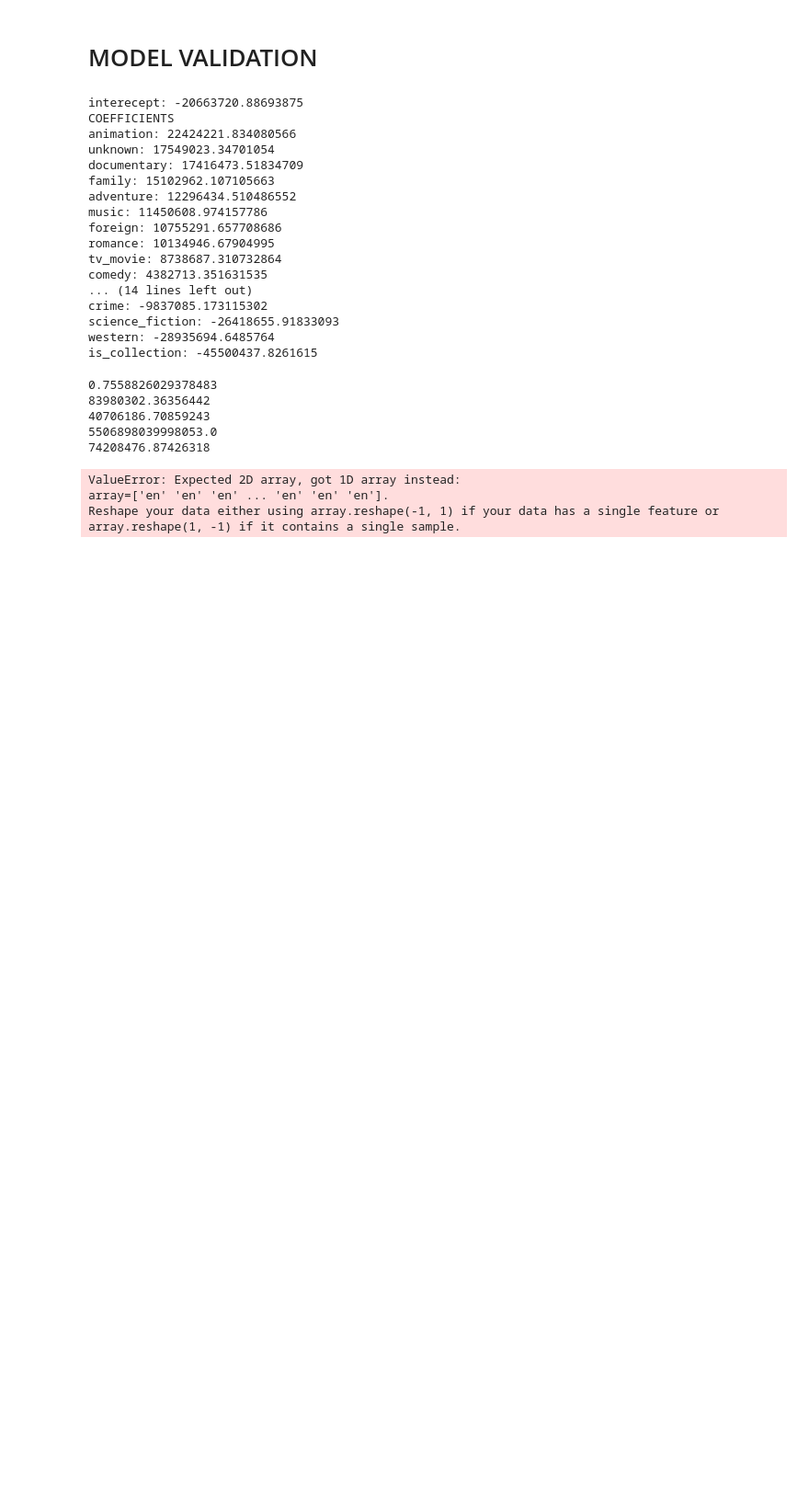
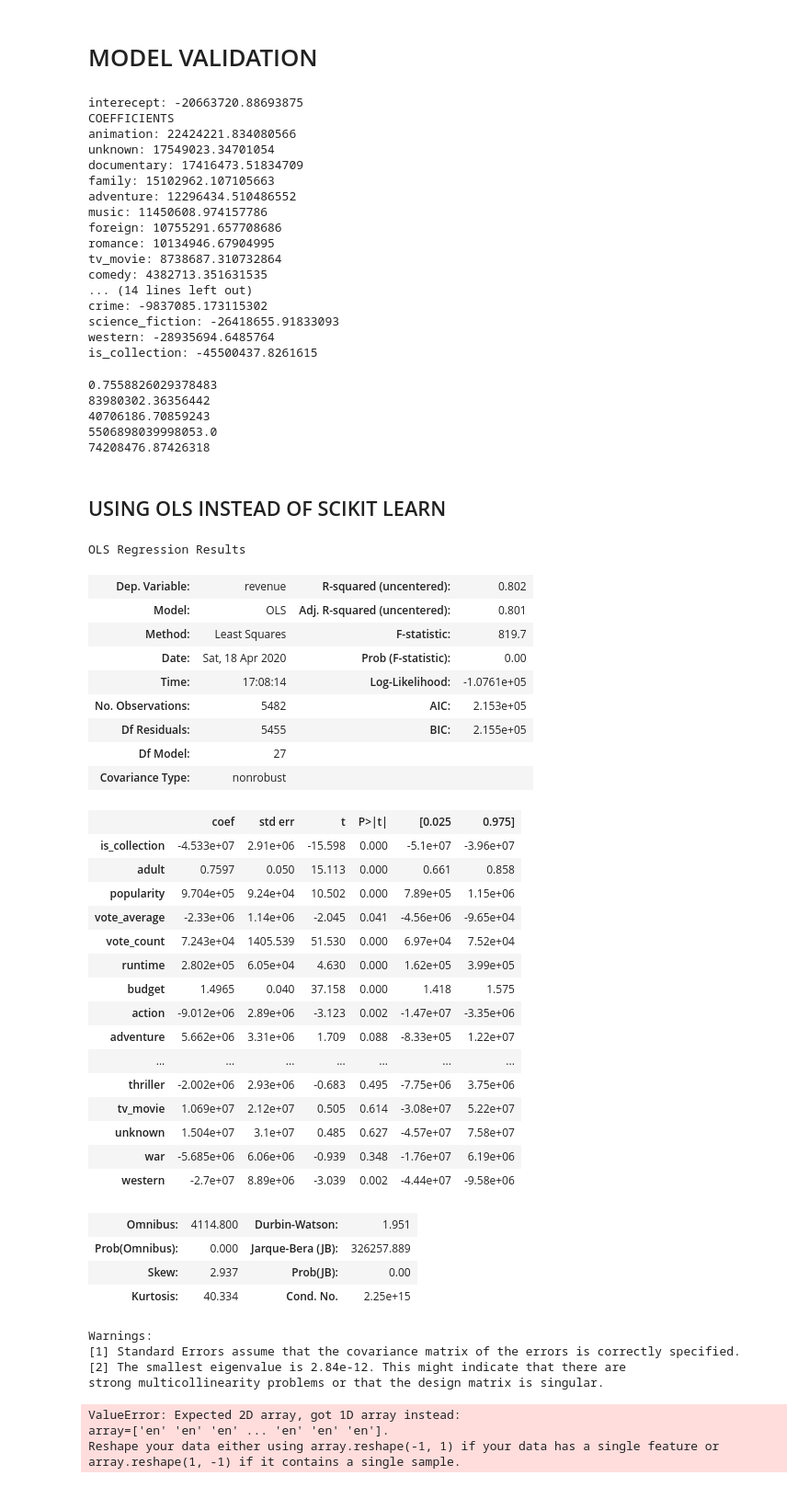
Before and after one commit to sangchoi93/ai_group_20, a Jupyter notebook: movie_dataset.ipynb, the cells around one changed output. Shown at 92% size. Cells and saved outputs as stored; diff of their text form; code cells hidden in the pictures; blank space fills up the shorter version.

Commit message:
trying out OLS module instead of scikit learn

```diff
--- a/movie_dataset.ipynb
+++ b/movie_dataset.ipynb
@@ -239,6 +239,48 @@ print(np.sqrt(metrics.mean_squared_error(y_test, y_predicted)))
 40706186.70859243
 5506898039998053.0
 74208476.87426318
+# %% [markdown]
+## USING OLS INSTEAD OF SCIKIT LEARN
+# %%
+from statsmodels.api import OLS
+x_ols = df_movie_cleaned.iloc[:, 1:]
+y_ols = df_movie_cleaned.iloc[:, 0]
+OLS(y_ols,x_ols).fit().summary()
+# %% [output]
+OLS Regression Results
+| Dep. Variable: | revenue | R-squared (uncentered): | 0.802 |
+| Model: | OLS | Adj. R-squared (uncentered): | 0.801 |
+| Method: | Least Squares | F-statistic: | 819.7 |
+| Date: | Sat, 18 Apr 2020 | Prob (F-statistic): | 0.00 |
+| Time: | 17:08:14 | Log-Likelihood: | -1.0761e+05 |
+| No. Observations: | 5482 | AIC: | 2.153e+05 |
+| Df Residuals: | 5455 | BIC: | 2.155e+05 |
+| Df Model: | 27 |  |  |
+| Covariance Type: | nonrobust |  |  |
+|  | coef | std err | t | P>|t| | [0.025 | 0.975] |
+| is_collection | -4.533e+07 | 2.91e+06 | -15.598 | 0.000 | -5.1e+07 | -3.96e+07 |
+| adult | 0.7597 | 0.050 | 15.113 | 0.000 | 0.661 | 0.858 |
+| popularity | 9.704e+05 | 9.24e+04 | 10.502 | 0.000 | 7.89e+05 | 1.15e+06 |
+| vote_average | -2.33e+06 | 1.14e+06 | -2.045 | 0.041 | -4.56e+06 | -9.65e+04 |
+| vote_count | 7.243e+04 | 1405.539 | 51.530 | 0.000 | 6.97e+04 | 7.52e+04 |
+| runtime | 2.802e+05 | 6.05e+04 | 4.630 | 0.000 | 1.62e+05 | 3.99e+05 |
+| budget | 1.4965 | 0.040 | 37.158 | 0.000 | 1.418 | 1.575 |
+| action | -9.012e+06 | 2.89e+06 | -3.123 | 0.002 | -1.47e+07 | -3.35e+06 |
+| adventure | 5.662e+06 | 3.31e+06 | 1.709 | 0.088 | -8.33e+05 | 1.22e+07 |
+| ... | ... | ... | ... | ... | ... | ... |
+| thriller | -2.002e+06 | 2.93e+06 | -0.683 | 0.495 | -7.75e+06 | 3.75e+06 |
+| tv_movie | 1.069e+07 | 2.12e+07 | 0.505 | 0.614 | -3.08e+07 | 5.22e+07 |
+| unknown | 1.504e+07 | 3.1e+07 | 0.485 | 0.627 | -4.57e+07 | 7.58e+07 |
+| war | -5.685e+06 | 6.06e+06 | -0.939 | 0.348 | -1.76e+07 | 6.19e+06 |
+| western | -2.7e+07 | 8.89e+06 | -3.039 | 0.002 | -4.44e+07 | -9.58e+06 |
+| Omnibus: | 4114.800 | Durbin-Watson: | 1.951 |
+| Prob(Omnibus): | 0.000 | Jarque-Bera (JB): | 326257.889 |
+| Skew: | 2.937 | Prob(JB): | 0.00 |
+| Kurtosis: | 40.334 | Cond. No. | 2.25e+15 |
+Warnings:
+[1] Standard Errors assume that the covariance matrix of the errors is correctly specified.
+[2] The smallest eigenvalue is 2.84e-12. This might indicate that there are
+strong multicollinearity problems or that the design matrix is singular.
 # %%
 # import OneHotEncoder
 from sklearn.preprocessing import OneHotEncoder# instantiate OneHotEncoder
```
